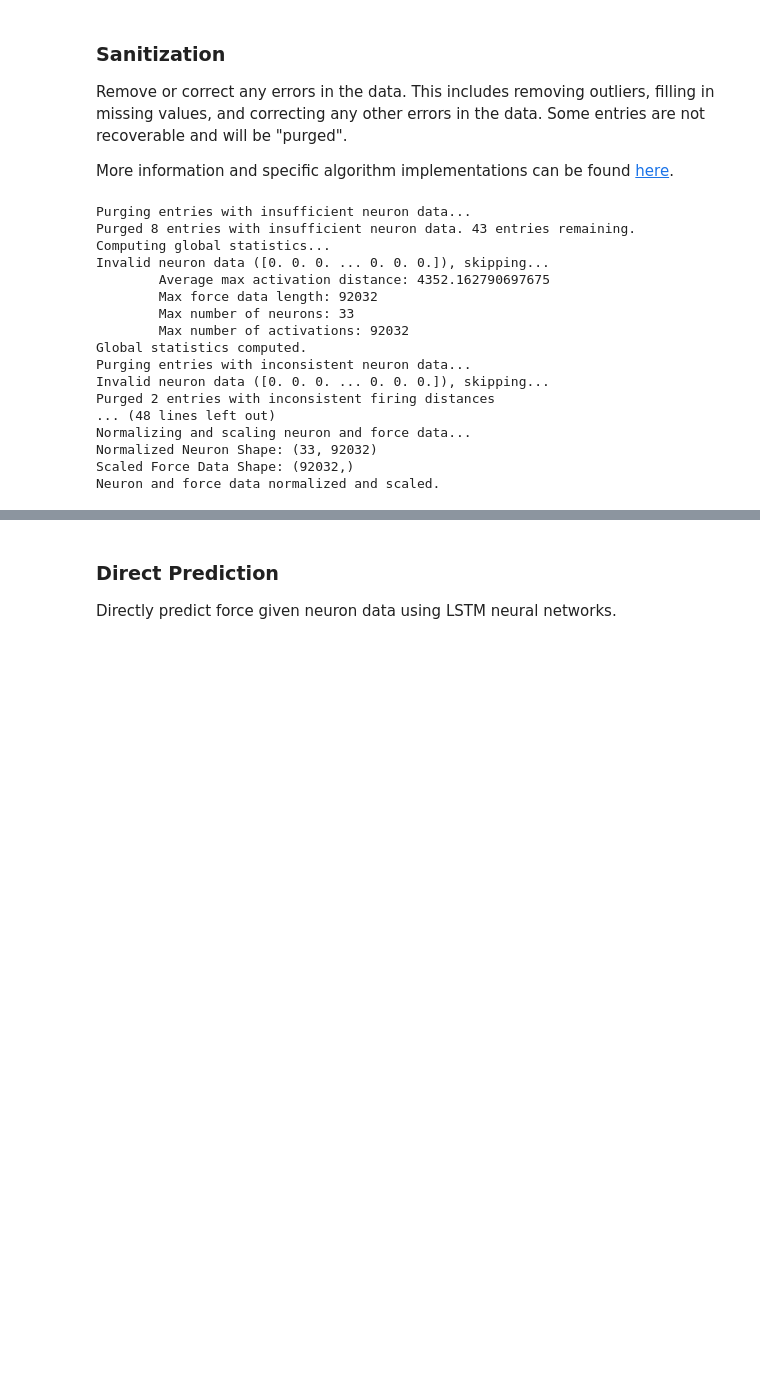
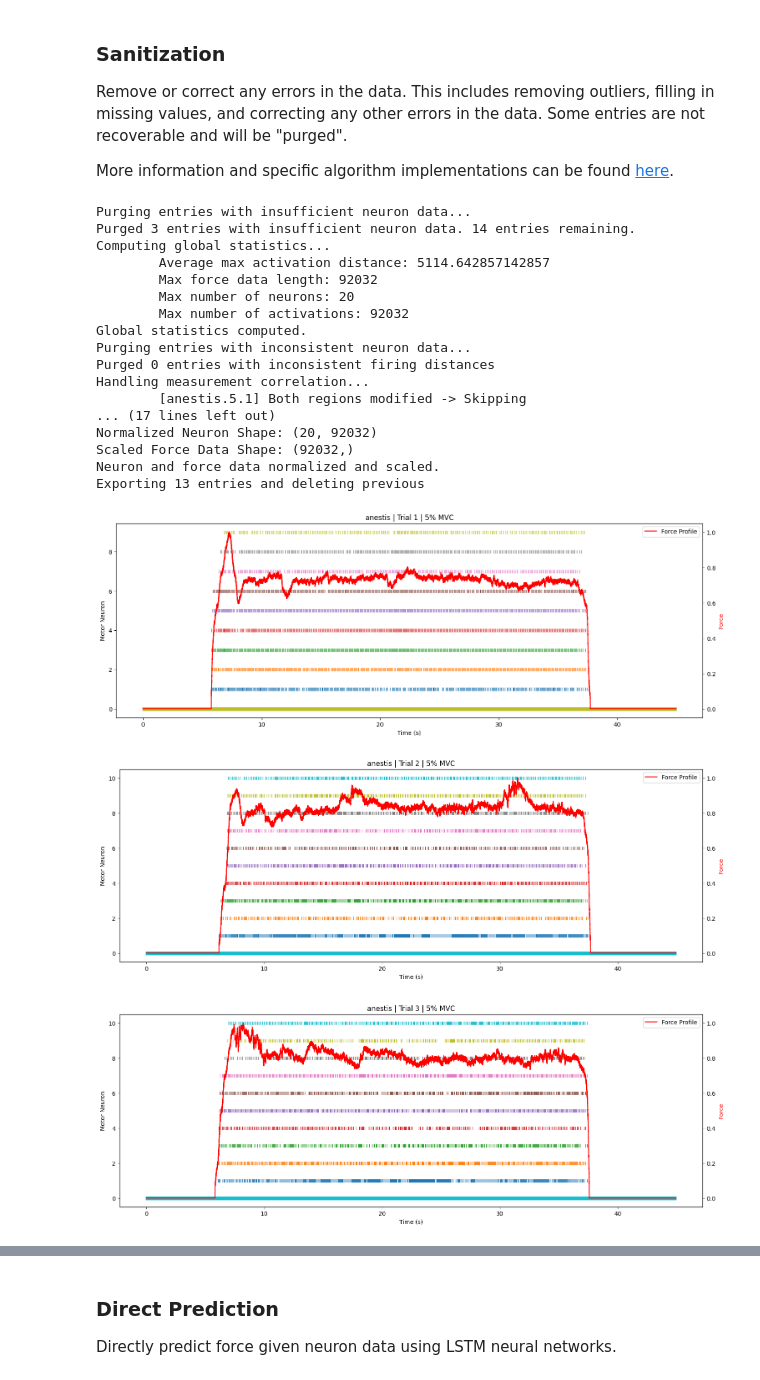
Before and after one commit to paul-bokelman/force-prediction, a Jupyter notebook: main.ipynb, the cells around one changed output, grey strips where cells are left out. Saved outputs shown, nothing was run; the diff lists cells and outputs as text; code cells hidden in the pictures; blank space fills up the shorter version.

Commit message:
General Measurement Decorrelation (GMD) Implementation (#29) changes: - detect and purge GMD - mvc specific detection windows
closes: #29

```diff
--- a/main.ipynb
+++ b/main.ipynb
@@ -65,30 +64,33 @@ More information and specific algorithm implementations can be found [here](http
 # %%
 import importlib
 import processing.sanitization
 import processing.constants
 
 importlib.reload(processing.sanitization)
 importlib.reload(processing.constants)
 
 from processing.sanitization import Sanitization
 
 sanitizer = Sanitization(df=df)
-df = sanitizer.sanitize()
+df = sanitizer.sanitize(export=True)
 # %% [output]
 Purging entries with insufficient neuron data...
-Purged 8 entries with insufficient neuron data. 43 entries remaining.
+Purged 3 entries with insufficient neuron data. 14 entries remaining.
 Computing global statistics...
-Invalid neuron data ([0. 0. 0. ... 0. 0. 0.]), skipping...
-        Average max activation distance: 4352.162790697675
+        Average max activation distance: 5114.642857142857
         Max force data length: 92032
-        Max number of neurons: 33
+        Max number of neurons: 20
         Max number of activations: 92032
 Global statistics computed.
 Purging entries with inconsistent neuron data...
-Invalid neuron data ([0. 0. 0. ... 0. 0. 0.]), skipping...
-Purged 2 entries with inconsistent firing distances
-... (48 lines left out)
-Normalizing and scaling neuron and force data...
-Normalized Neuron Shape: (33, 92032)
+Purged 0 entries with inconsistent firing distances
+Handling measurement correlation...
+        [anestis.5.1] Both regions modified -> Skipping
+... (17 lines left out)
+Normalized Neuron Shape: (20, 92032)
 Scaled Force Data Shape: (92032,)
 Neuron and force data normalized and scaled.
+Exporting 13 entries and deleting previous
+[figure, added]
+[figure, added]
+[figure, added]
```
Also changed, not shown: parts of 8 cells of this notebook, 6 other files.
